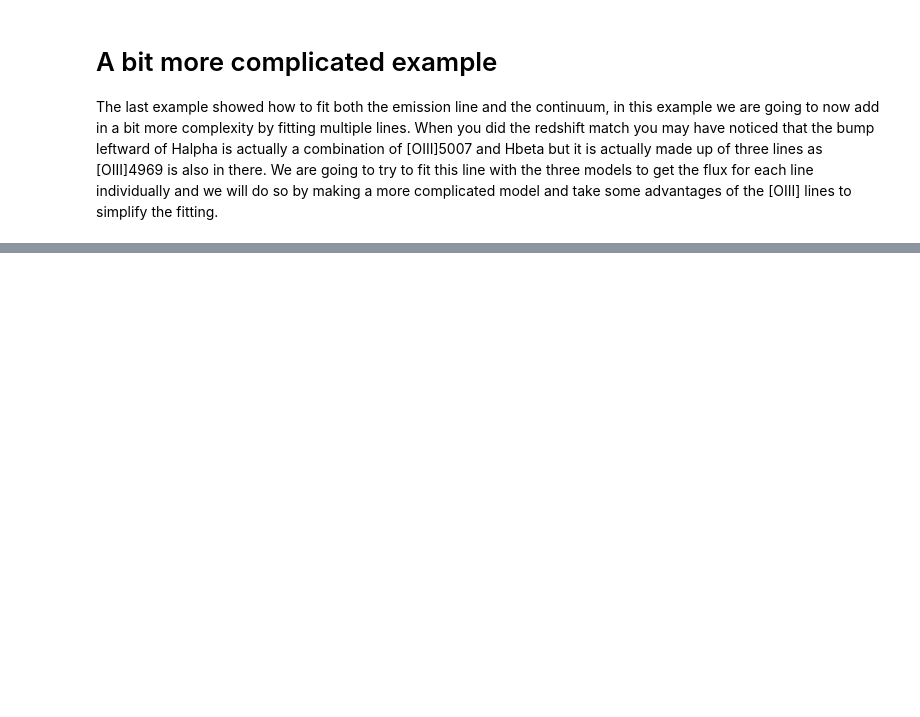
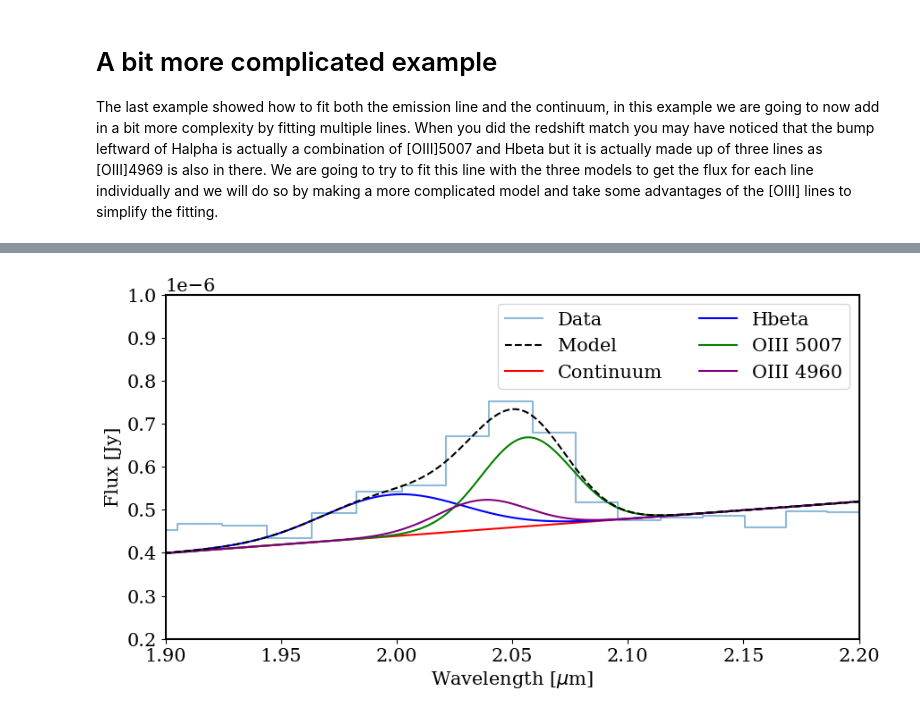
Before and after one commit to astroscar09/VIP_MODULE, a Jupyter notebook: Module3_Spectral_Analysis_Part1.ipynb, the cells around one changed output, grey strips where cells are left out. Saved outputs shown, nothing was run; the diff lists cells and outputs as text; code cells hidden in the pictures; blank space fills up the shorter version.

```diff
--- a/Module3_Spectral_Analysis_Part1.ipynb
+++ b/Module3_Spectral_Analysis_Part1.ipynb
@@ -536,7 +611,7 @@ def gauss_model(x, A, mu, sigma):
     Basic Gaussian model
     '''
 
-    return A*np.exp(-(x-mu)**2/sigma**2)
+    return A*np.exp(-(x-mu)**2/(2*sigma**2))
 
 def line(x, m, b):
 
@@ -561,7 +636,7 @@ def model(x, A1, A2, mu1, mu2, sigma1, sigma2, m, b):
     #We will use this to only fit for the amplitude for the 5007 and we will scale the 4969 based off of the
     #5007 amplitude
 
-    oiii4969 = gauss_model(x, A2/3, mu2, sigma2)
+    oiii4969 = gauss_model(x, A2/3, mu2 *(4960/5007), sigma2)
     oiii5007 = gauss_model(x, A2, mu2, sigma2)
 
     continuum = line(x, m, b)
@@ -596,23 +676,37 @@ popt
 # %%
 xarr = np.linspace(1.8, 2.2, 1000)
 continuum_line = line(xarr, popt[-2], popt[-1])
+
+#A1, A2, mu1, mu2, sigma1, sigma2, m, b
+hbeta = gauss_model(xarr, popt[0], popt[2], popt[4]) + continuum_line
+OIII5007 = gauss_model(xarr, popt[1], popt[3], popt[5]) + continuum_line
+OIII4960 = gauss_model(xarr, popt[1]/3, popt[3]*(4960/5007), popt[5]) + continuum_line
 
 plt.figure(figsize = (10, 5))
 l1, = plt.step(wavelength_nirspec, flux_nirspec, alpha = 0.5, where = 'mid')
 l2, = plt.plot(xarr, model(xarr, *popt), color = 'black', linestyle = '--', zorder = 99)
 l3, = plt.plot(xarr, continuum_line, color = 'red')
+l4, = plt.plot(xarr, hbeta, color = 'blue')
+l5, = plt.plot(xarr, OIII5007, color = 'green')
+l6, = plt.plot(xarr, OIII4960, color = 'purple')
 
 plt.xlabel(r'Wavelength [$\mu$m]', fontsize = 15)
 plt.ylabel('Flux [Jy]', fontsize = 15)
 
-plt.legend(handles = [l1, l2, l3],
+plt.legend(handles = [l1, l2, l3, l4, l5, l6],
           labels = ['Data',
                     'Model',
-                    'Continuum'],
-          fontsize = 15)
+                    'Continuum',
+                     'Hbeta',
+                     'OIII 5007',
+                     'OIII 4960'],
+          fontsize = 15,
+          ncols = 2)
 plt.xlim(1.9, 2.2)
 plt.ylim(.2e-6, 1e-6)
 plt.show()
+# %% [output]
+[figure, added]
 # %% [markdown]
 # Calculating Flux
 
```
Also changed, not shown: parts of 34 cells of this notebook, 3 other files.
